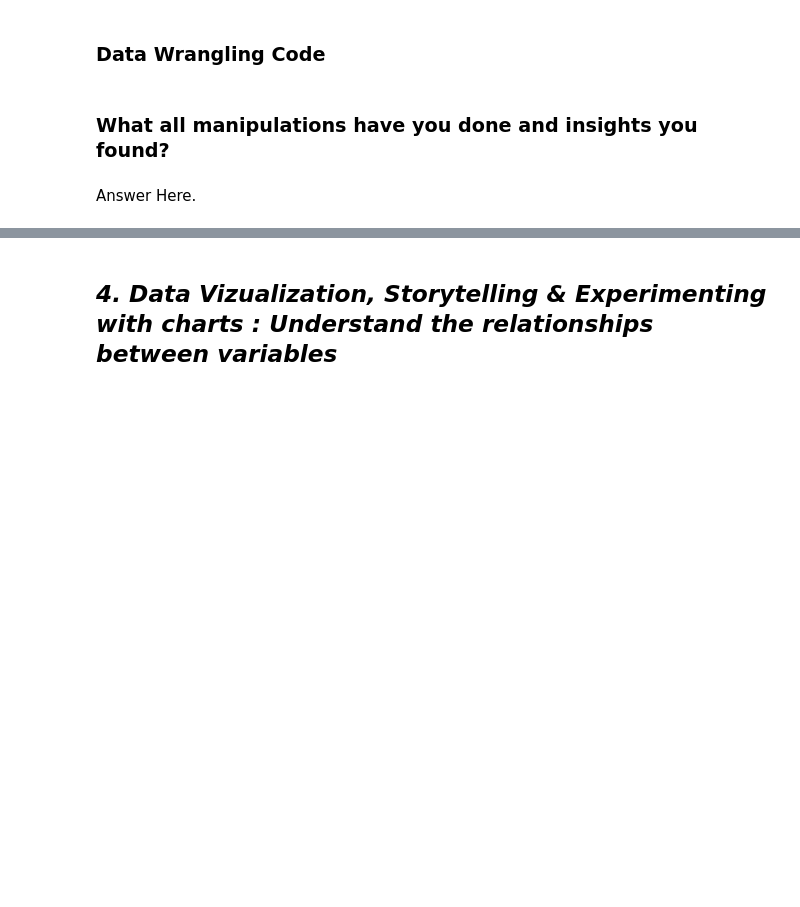
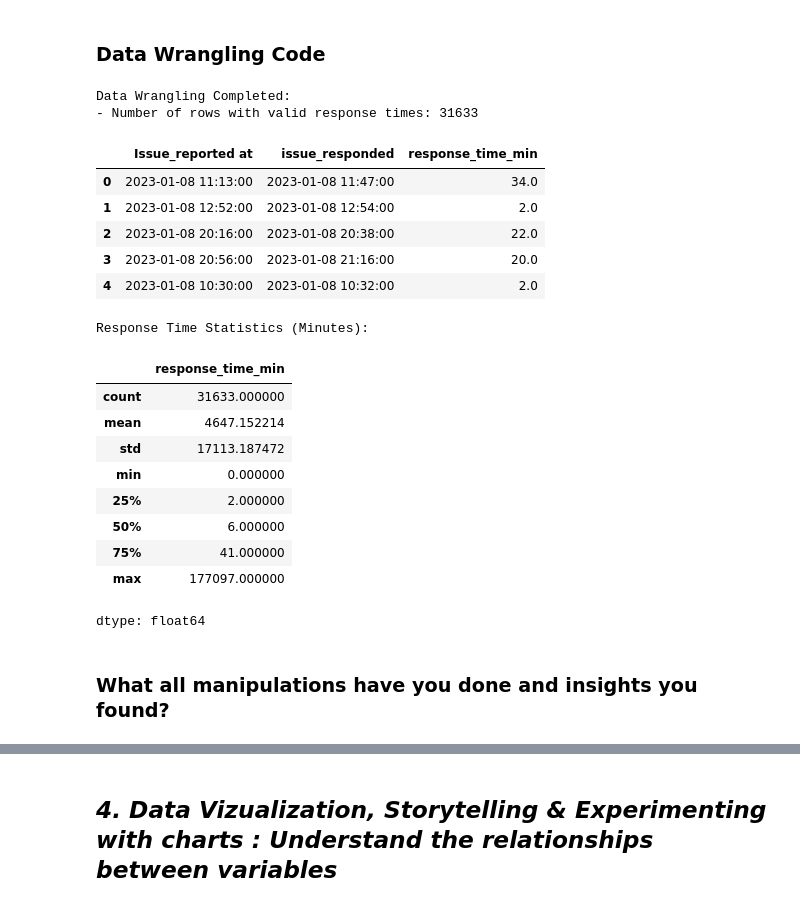
Before and after one commit to amol004/E-Commerce-Customer-Satisfaction-Score-Prediction-Deep-Learning, a Jupyter notebook: E_Commerce_Customer_Satisfaction_Score_Prediction.ipynb, the cells around one changed output, grey strips where cells are left out. Drawn from its saved outputs; the diff is of its cells as text; code cells hidden in the pictures; blank space fills up the shorter version.

```diff
--- a/E_Commerce_Customer_Satisfaction_Score_Prediction.ipynb
+++ b/E_Commerce_Customer_Satisfaction_Score_Prediction.ipynb
@@ -301,4 +299,42 @@ CSAT Scores: [5 4 1 3 2]
+# %%
+import pandas as pd
+
+# Convert timestamp columns to datetime objects
+date_columns = ['Issue_reported at', 'issue_responded', 'Survey_response_Date']
+for col in date_columns:
+    df[col] = pd.to_datetime(df[col], errors='coerce')
+
+# Engineering 'response_time_min'
+# This represents the duration between issue reporting and agent response
+df['response_time_min'] = (df['issue_responded'] - df['Issue_reported at']).dt.total_seconds() / 60
+
+# Displaying summary of wrangling
+print("Data Wrangling Completed:")
+print(f"- Number of rows with valid response times: {df['response_time_min'].notnull().sum()}")
+display(df[['Issue_reported at', 'issue_responded', 'response_time_min']].head())
+
+# Quick check on the distribution of response times
+print("\nResponse Time Statistics (Minutes):")
+display(df['response_time_min'].describe())
+# %% [output]
+Data Wrangling Completed:
+- Number of rows with valid response times: 31633
+|  | Issue_reported at | issue_responded | response_time_min |
+| 0 | 2023-01-08 11:13:00 | 2023-01-08 11:47:00 | 34.0 |
+| 1 | 2023-01-08 12:52:00 | 2023-01-08 12:54:00 | 2.0 |
+| 2 | 2023-01-08 20:16:00 | 2023-01-08 20:38:00 | 22.0 |
+| 3 | 2023-01-08 20:56:00 | 2023-01-08 21:16:00 | 20.0 |
+| 4 | 2023-01-08 10:30:00 | 2023-01-08 10:32:00 | 2.0 |
+Response Time Statistics (Minutes):
+|  | response_time_min |
+| count | 31633.000000 |
+| mean | 4647.152214 |
+| std | 17113.187472 |
+| min | 0.000000 |
+| 25% | 2.000000 |
+| 50% | 6.000000 |
+| 75% | 41.000000 |
+| max | 177097.000000 |
+dtype: float64
 # %% [markdown]
 ### What all manipulations have you done and insights you found?
-# %% [markdown]
-Answer Here.
```
Also changed, not shown: parts of 10 cells of this notebook.
